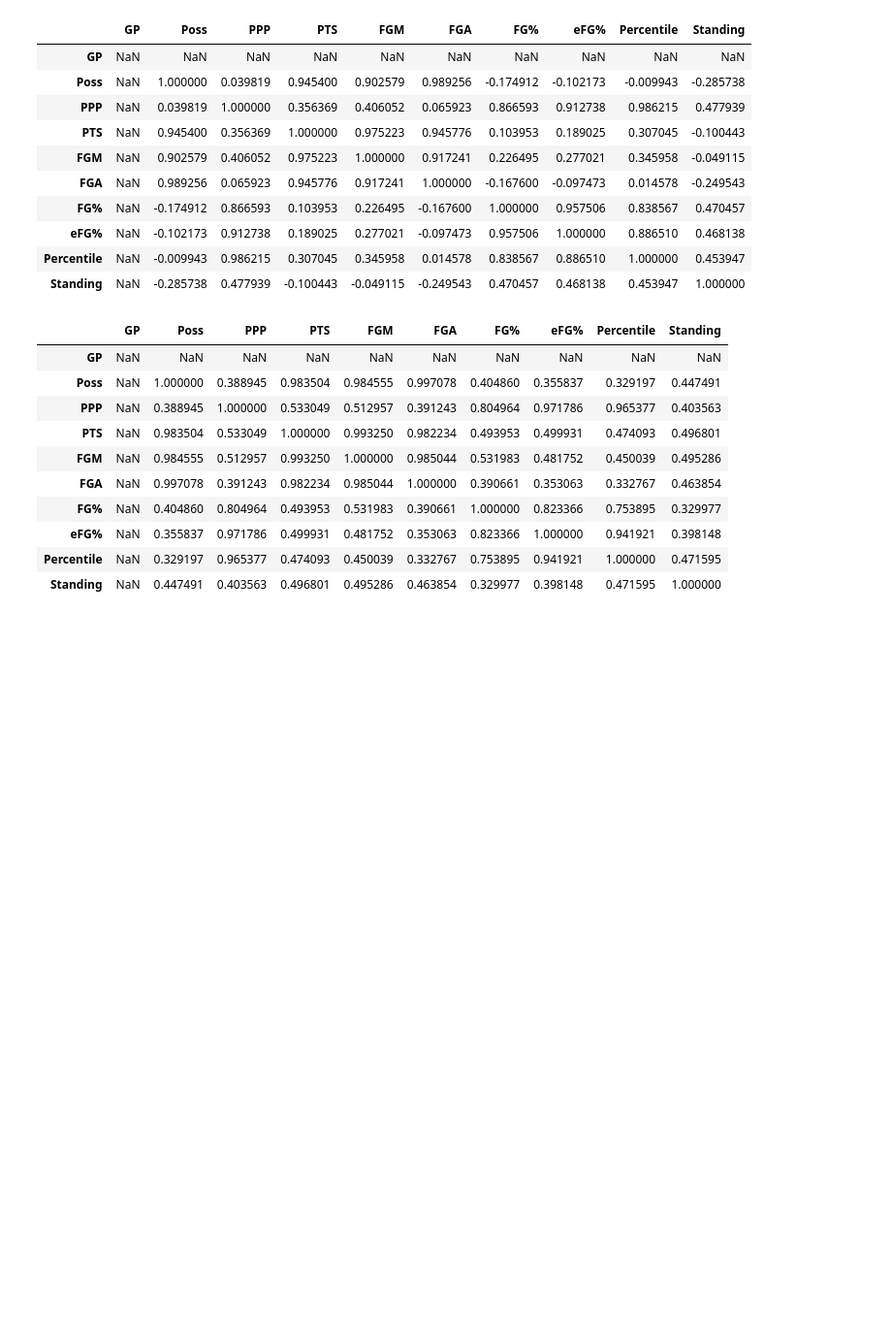
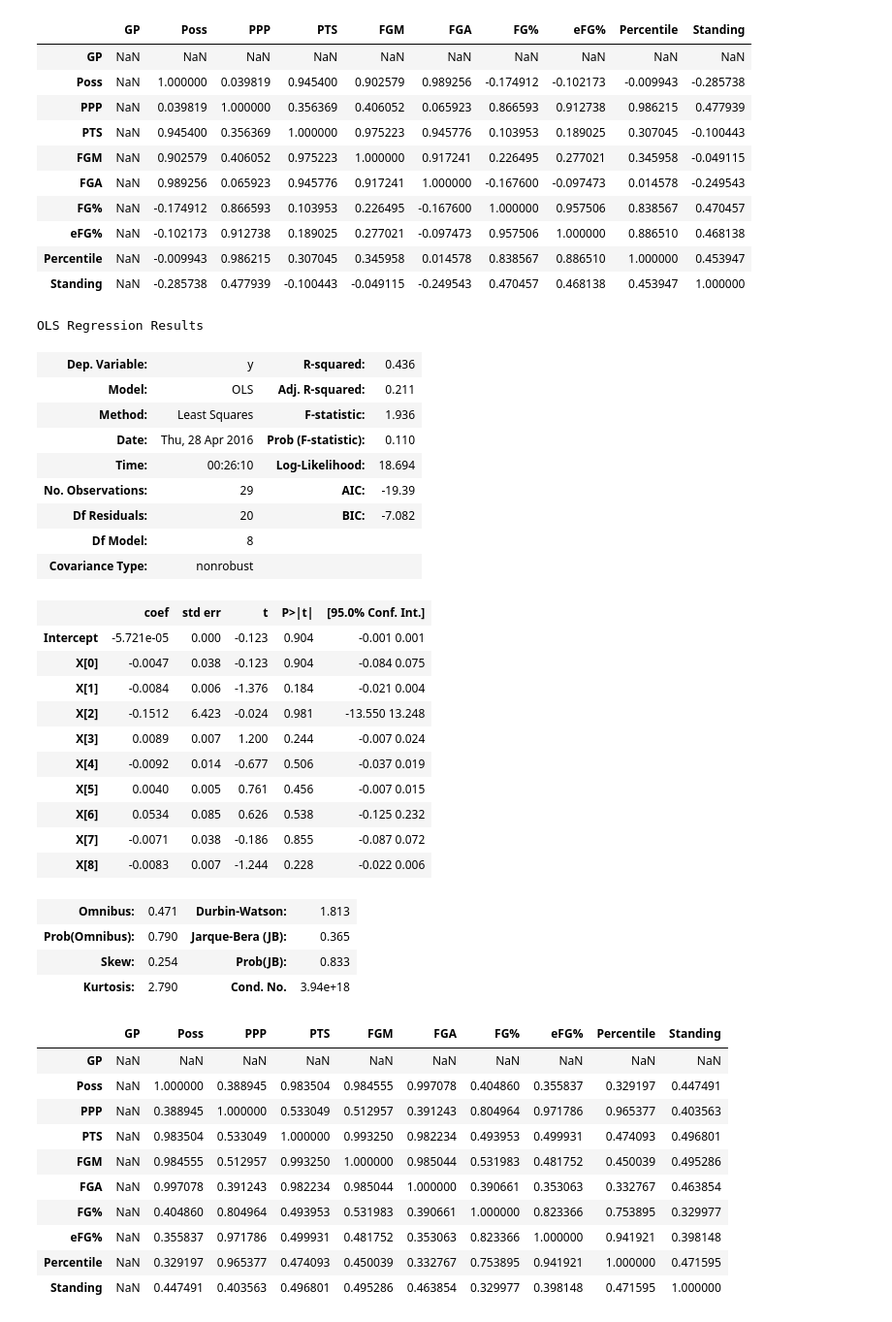
Before and after one commit to carterkbrantley/ga-data-science, a Jupyter notebook: Final-Project/Part 3/Part 3 Version 2.ipynb, the cells around one changed output. Shown at 97% size. Drawn from its saved outputs; the diff is of its cells as text; code cells hidden in the pictures; blank space fills up the shorter version.

```diff
--- a/Final-Project/Part 3/Part 3 Version 2.ipynb
+++ b/Final-Project/Part 3/Part 3 Version 2.ipynb
@@ -208,6 +135,42 @@ ti_corr.corr()
 | eFG% | NaN | -0.102173 | 0.912738 | 0.189025 | 0.277021 | -0.097473 | 0.957506 | 1.000000 | 0.886510 | 0.468138 |
 | Percentile | NaN | -0.009943 | 0.986215 | 0.307045 | 0.345958 | 0.014578 | 0.838567 | 0.886510 | 1.000000 | 0.453947 |
 | Standing | NaN | -0.285738 | 0.477939 | -0.100443 | -0.049115 | -0.249543 | 0.470457 | 0.468138 | 0.453947 | 1.000000 |
+# %%
+X = ti_joined[['GP', 'Poss', 'PPP', 'PTS', 'FGM', 'FGA', 'FG%', 'eFG%', 'Percentile']]
+y = ti_joined['Standing']
+
+# create a fitted model in one line
+#formula notiation is the equivalent to writting out our models such that 'outcome = predictor'
+#with the follwing syntax formula = 'outcome ~ predictor1 + predictor2 ... predictorN'
+lm = smf.ols(formula='y ~ X', data=ti_joined).fit()
+#print the full summary
+lm.summary()
+# %% [output]
+OLS Regression Results
+| Dep. Variable: | y | R-squared: | 0.436 |
+| Model: | OLS | Adj. R-squared: | 0.211 |
+| Method: | Least Squares | F-statistic: | 1.936 |
+| Date: | Thu, 28 Apr 2016 | Prob (F-statistic): | 0.110 |
+| Time: | 00:26:10 | Log-Likelihood: | 18.694 |
+| No. Observations: | 29 | AIC: | -19.39 |
+| Df Residuals: | 20 | BIC: | -7.082 |
+| Df Model: | 8 |  |  |
+| Covariance Type: | nonrobust |  |  |
+|  | coef | std err | t | P>|t| | [95.0% Conf. Int.] |
+| Intercept | -5.721e-05 | 0.000 | -0.123 | 0.904 | -0.001 0.001 |
+| X[0] | -0.0047 | 0.038 | -0.123 | 0.904 | -0.084 0.075 |
+| X[1] | -0.0084 | 0.006 | -1.376 | 0.184 | -0.021 0.004 |
+| X[2] | -0.1512 | 6.423 | -0.024 | 0.981 | -13.550 13.248 |
+| X[3] | 0.0089 | 0.007 | 1.200 | 0.244 | -0.007 0.024 |
+| X[4] | -0.0092 | 0.014 | -0.677 | 0.506 | -0.037 0.019 |
+| X[5] | 0.0040 | 0.005 | 0.761 | 0.456 | -0.007 0.015 |
+| X[6] | 0.0534 | 0.085 | 0.626 | 0.538 | -0.125 0.232 |
+| X[7] | -0.0071 | 0.038 | -0.186 | 0.855 | -0.087 0.072 |
+| X[8] | -0.0083 | 0.007 | -1.244 | 0.228 | -0.022 0.006 |
+| Omnibus: | 0.471 | Durbin-Watson: | 1.813 |
+| Prob(Omnibus): | 0.790 | Jarque-Bera (JB): | 0.365 |
+| Skew: | 0.254 | Prob(JB): | 0.833 |
+| Kurtosis: | 2.790 | Cond. No. | 3.94e+18 |
 # %%
 team_off_screens = pd.read_csv('Team - Off Screens.csv')
 tos_joined = pd.merge(team_off_screens, Standing, on='Team', sort=True)
```
Also changed, not shown: parts of 15 cells of this notebook, 1 other file.
